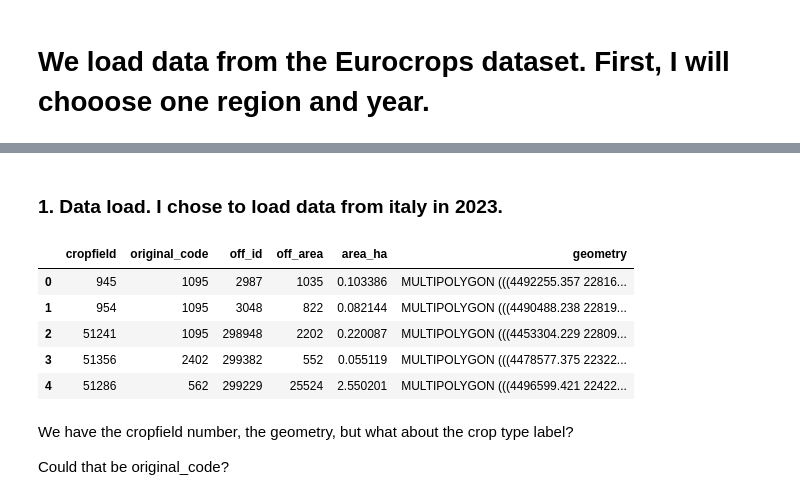
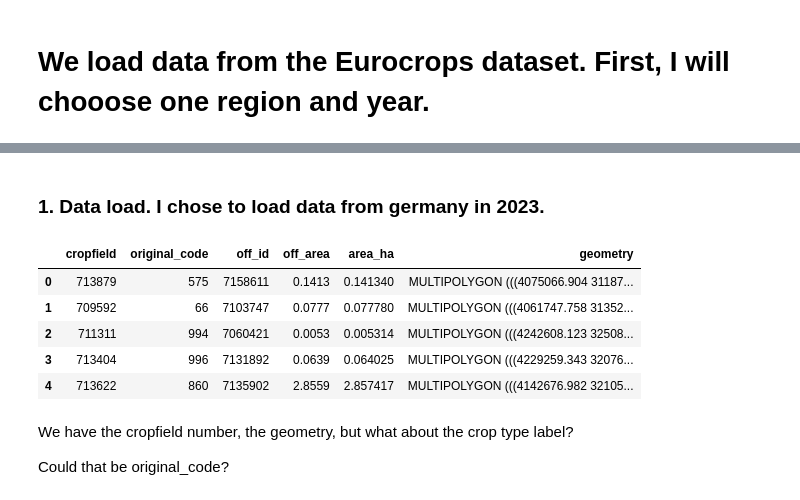
Before and after one commit to staehelinhenrimax-droid/European-Spectral-Crop-Identification, a Jupyter notebook: notebooks/Data_load_preprocessing.ipynb, the cells around one changed output, grey strips where cells are left out. Drawn from its saved outputs; the diff is of its cells as text; code cells hidden in the pictures.

```diff
--- a/notebooks/Data_load_preprocessing.ipynb
+++ b/notebooks/Data_load_preprocessing.ipynb
@@ -14,16 +14,16 @@ print(project_root)
 # %% [markdown]
-### 1. Data load. I chose to load data from italy in 2023.
+### 1. Data load. I chose to load data from germany in 2023.
 # %%
 import geopandas as gpd
-italy_2023 = gpd.read_parquet("../data/raw/vectors/raw_data/italy_2023.parquet")
-italy_2023.head(5)
+germany_2023 = gpd.read_parquet("../data/raw/vectors/dea_2023.parquet")
+germany_2023.head(5)
 # %% [output]
 |  | cropfield | original_code | off_id | off_area | area_ha | geometry |
-| 0 | 945 | 1095 | 2987 | 1035 | 0.103386 | MULTIPOLYGON (((4492255.357 22816... |
-| 1 | 954 | 1095 | 3048 | 822 | 0.082144 | MULTIPOLYGON (((4490488.238 22819... |
-| 2 | 51241 | 1095 | 298948 | 2202 | 0.220087 | MULTIPOLYGON (((4453304.229 22809... |
-| 3 | 51356 | 2402 | 299382 | 552 | 0.055119 | MULTIPOLYGON (((4478577.375 22322... |
-| 4 | 51286 | 562 | 299229 | 25524 | 2.550201 | MULTIPOLYGON (((4496599.421 22422... |
+| 0 | 713879 | 575 | 7158611 | 0.1413 | 0.141340 | MULTIPOLYGON (((4075066.904 31187... |
+| 1 | 709592 | 66 | 7103747 | 0.0777 | 0.077780 | MULTIPOLYGON (((4061747.758 31352... |
+| 2 | 711311 | 994 | 7060421 | 0.0053 | 0.005314 | MULTIPOLYGON (((4242608.123 32508... |
+| 3 | 713404 | 996 | 7131892 | 0.0639 | 0.064025 | MULTIPOLYGON (((4229259.343 32076... |
+| 4 | 713622 | 860 | 7135902 | 2.8559 | 2.857417 | MULTIPOLYGON (((4142676.982 32105... |
 # %% [markdown]
 We have the cropfield number, the geometry, but what about the crop type label?
 
```
Also changed, not shown: parts of 49 cells of this notebook.
